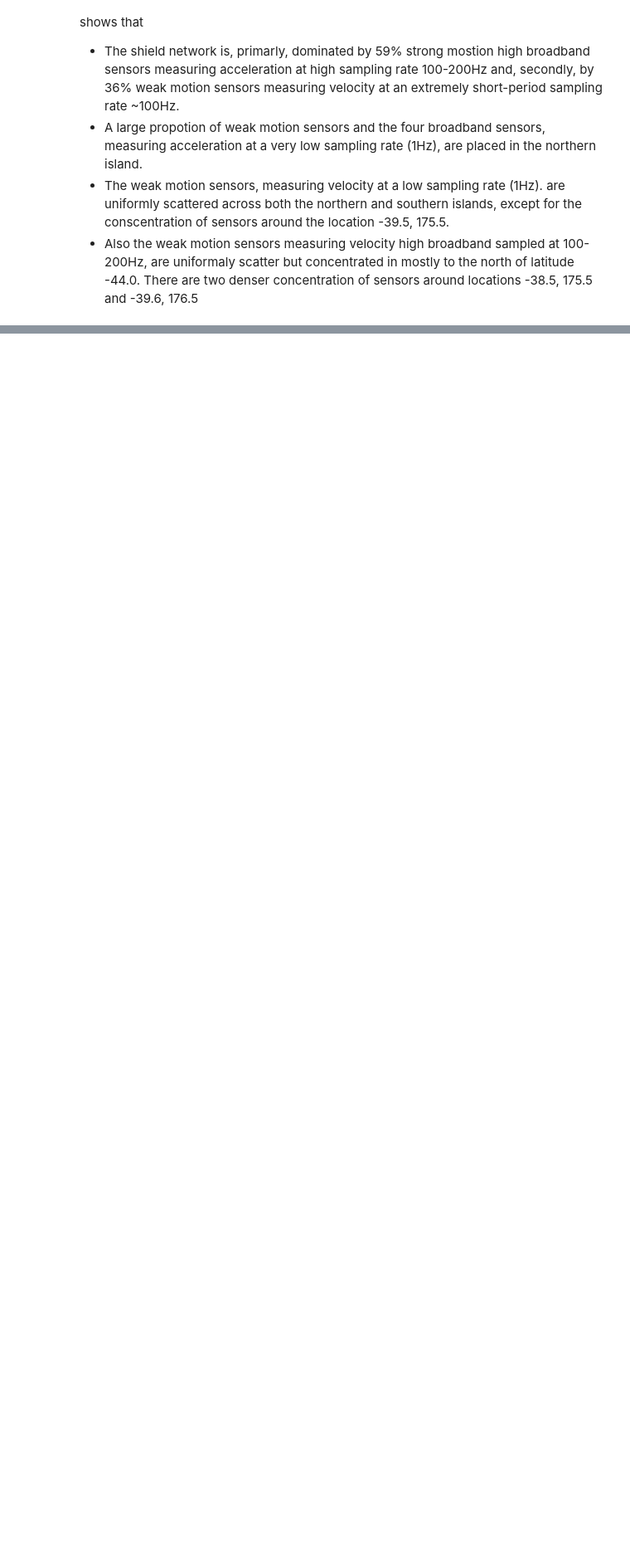
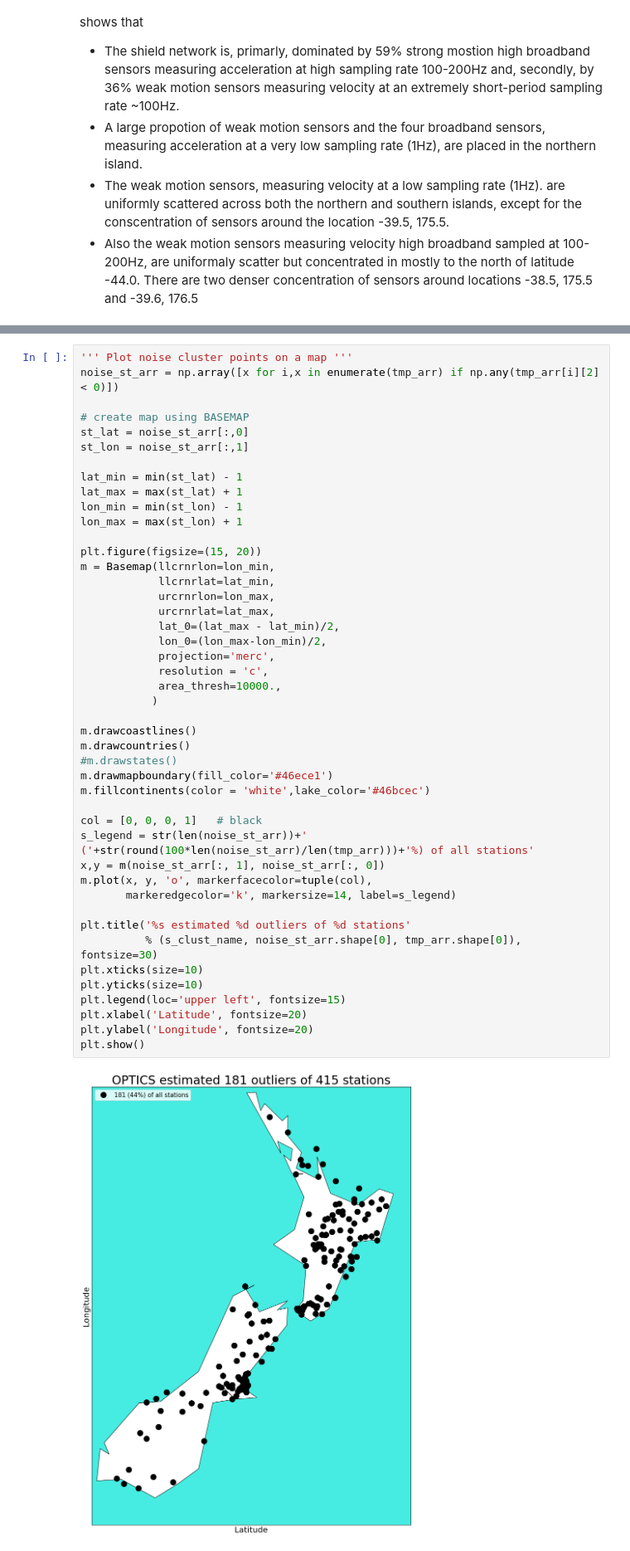
Before and after one commit to waidyanatha/quasar, a Jupyter notebook: notebooks/1a_shield_network_cluster_maps.ipynb, the cells around one changed output, grey strips where cells are left out. Shown at 83% size. Saved outputs shown, nothing was run; the diff lists cells and outputs as text; blank space fills up the shorter version.

```diff
--- a/notebooks/1a_shield_network_cluster_maps.ipynb
+++ b/notebooks/1a_shield_network_cluster_maps.ipynb
@@ -415,0 +448,47 @@ plt.show()
+# %%
+''' Plot noise cluster points on a map '''
+noise_st_arr = np.array([x for i,x in enumerate(tmp_arr) if np.any(tmp_arr[i][2] < 0)])
+
+# create map using BASEMAP
+st_lat = noise_st_arr[:,0]
+st_lon = noise_st_arr[:,1]
+
+lat_min = min(st_lat) - 1
+lat_max = max(st_lat) + 1
+lon_min = min(st_lon) - 1
+lon_max = max(st_lon) + 1
+
+plt.figure(figsize=(15, 20))
+m = Basemap(llcrnrlon=lon_min,
+            llcrnrlat=lat_min,
+            urcrnrlon=lon_max,
+            urcrnrlat=lat_max,
+            lat_0=(lat_max - lat_min)/2,
+            lon_0=(lon_max-lon_min)/2,
+            projection='merc',
+            resolution = 'c',
+            area_thresh=10000.,
+           )
+
+m.drawcoastlines()
+m.drawcountries()
+#m.drawstates()
+m.drawmapboundary(fill_color='#46ece1')
+m.fillcontinents(color = 'white',lake_color='#46bcec')
+
+col = [0, 0, 0, 1]   # black
+s_legend = str(len(noise_st_arr))+' ('+str(round(100*len(noise_st_arr)/len(tmp_arr)))+'%) of all stations'
+x,y = m(noise_st_arr[:, 1], noise_st_arr[:, 0])
+m.plot(x, y, 'o', markerfacecolor=tuple(col),
+       markeredgecolor='k', markersize=14, label=s_legend)
+
+plt.title('%s estimated %d outliers of %d stations'
+          % (s_clust_name, noise_st_arr.shape[0], tmp_arr.shape[0]), fontsize=30)
+plt.xticks(size=10)
+plt.yticks(size=10)
+plt.legend(loc='upper left', fontsize=15)
+plt.xlabel('Latitude', fontsize=20)
+plt.ylabel('Longitude', fontsize=20)
+plt.show()
+# %% [output]
+[figure, added]
```
Also changed, not shown: parts of 19 cells of this notebook, 4 other files.
